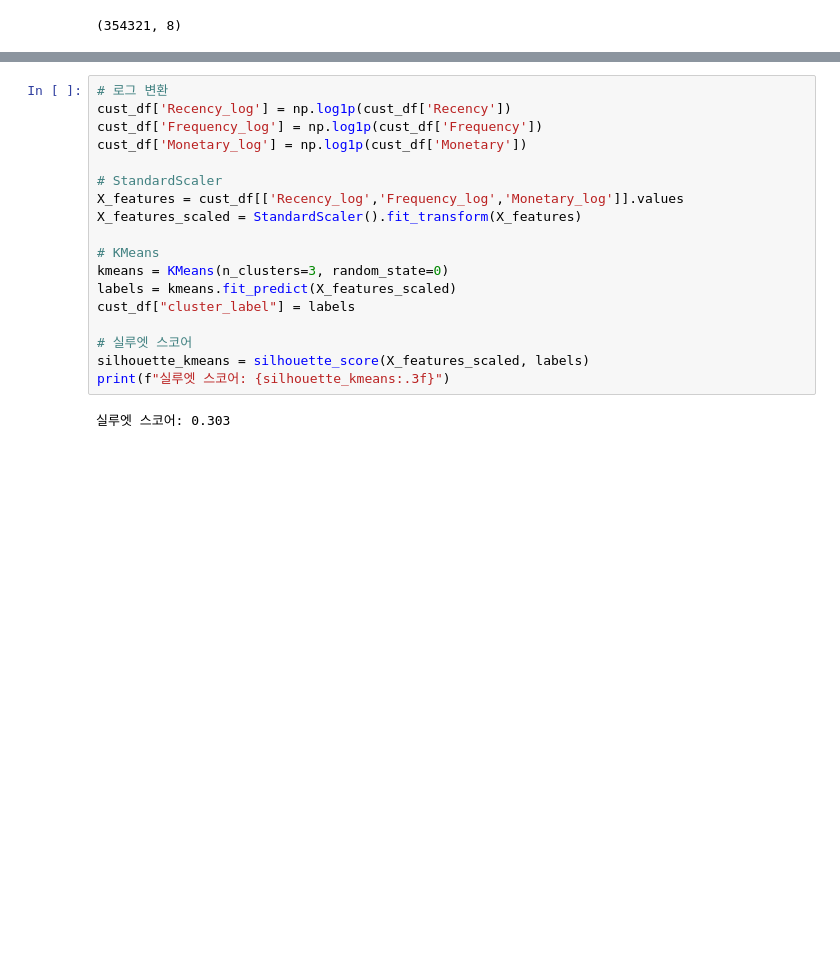
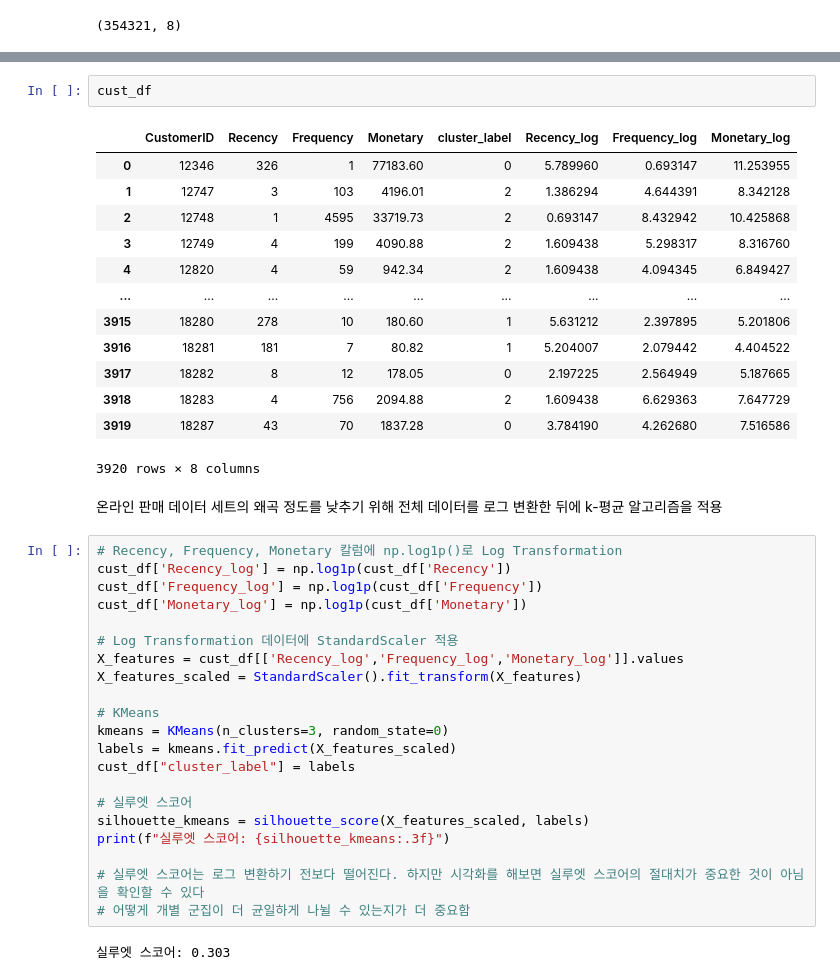
Before and after one commit to kkyxxn/curriculum, a Jupyter notebook: m6_머신러닝알고리즘이해및활용/ML_군집_고객 세그먼테이션.ipynb, the cells around one changed output, grey strips where cells are left out. Saved outputs shown, nothing was run; the diff lists cells and outputs as text; blank space fills up the shorter version.

```diff
--- a/m6_머신러닝알고리즘이해및활용/ML_군집_고객 세그먼테이션.ipynb
+++ b/m6_머신러닝알고리즘이해및활용/ML_군집_고객 세그먼테이션.ipynb
@@ -338,10 +432,28 @@ visualize_kmeans_plot_multi([2,3,4,5],X_features_scaled)
+# %%
+cust_df
+# %% [output]
+|  | CustomerID | Recency | Frequency | Monetary | cluster_label | Recency_log | Frequency_log | Monetary_log |
+| 0 | 12346 | 326 | 1 | 77183.60 | 0 | 5.789960 | 0.693147 | 11.253955 |
+| 1 | 12747 | 3 | 103 | 4196.01 | 2 | 1.386294 | 4.644391 | 8.342128 |
+| 2 | 12748 | 1 | 4595 | 33719.73 | 2 | 0.693147 | 8.432942 | 10.425868 |
+| 3 | 12749 | 4 | 199 | 4090.88 | 2 | 1.609438 | 5.298317 | 8.316760 |
+| 4 | 12820 | 4 | 59 | 942.34 | 2 | 1.609438 | 4.094345 | 6.849427 |
+| ... | ... | ... | ... | ... | ... | ... | ... | ... |
+| 3915 | 18280 | 278 | 10 | 180.60 | 1 | 5.631212 | 2.397895 | 5.201806 |
+| 3916 | 18281 | 181 | 7 | 80.82 | 1 | 5.204007 | 2.079442 | 4.404522 |
+| 3917 | 18282 | 8 | 12 | 178.05 | 0 | 2.197225 | 2.564949 | 5.187665 |
+| 3918 | 18283 | 4 | 756 | 2094.88 | 2 | 1.609438 | 6.629363 | 7.647729 |
+| 3919 | 18287 | 43 | 70 | 1837.28 | 0 | 3.784190 | 4.262680 | 7.516586 |
+3920 rows × 8 columns
+# %% [markdown]
+온라인 판매 데이터 세트의 왜곡 정도를 낮추기 위해 전체 데이터를 로그 변환한 뒤에 k-평균 알고리즘을 적용
 # %%
-# 로그 변환
+# Recency, Frequency, Monetary 칼럼에 np.log1p()로 Log Transformation
 cust_df['Recency_log'] = np.log1p(cust_df['Recency'])
 cust_df['Frequency_log'] = np.log1p(cust_df['Frequency'])
 cust_df['Monetary_log'] = np.log1p(cust_df['Monetary'])
 
-# StandardScaler
+# Log Transformation 데이터에 StandardScaler 적용
 X_features = cust_df[['Recency_log','Frequency_log','Monetary_log']].values
 X_features_scaled = StandardScaler().fit_transform(X_features)
 
@@ -353,6 +465,9 @@ cust_df["cluster_label"] = labels
 # 실루엣 스코어
 silhouette_kmeans = silhouette_score(X_features_scaled, labels)
 print(f"실루엣 스코어: {silhouette_kmeans:.3f}")
+
+# 실루엣 스코어는 로그 변환하기 전보다 떨어진다. 하지만 시각화를 해보면 실루엣 스코어의 절대치가 중요한 것이 아님을 확인할 수 있다
+# 어떻게 개별 군집이 더 균일하게 나뉠 수 있는지가 더 중요함
 # %% [output]
 실루엣 스코어: 0.303
 # %%
```
Also changed, not shown: parts of 32 cells of this notebook, 1 other file.
